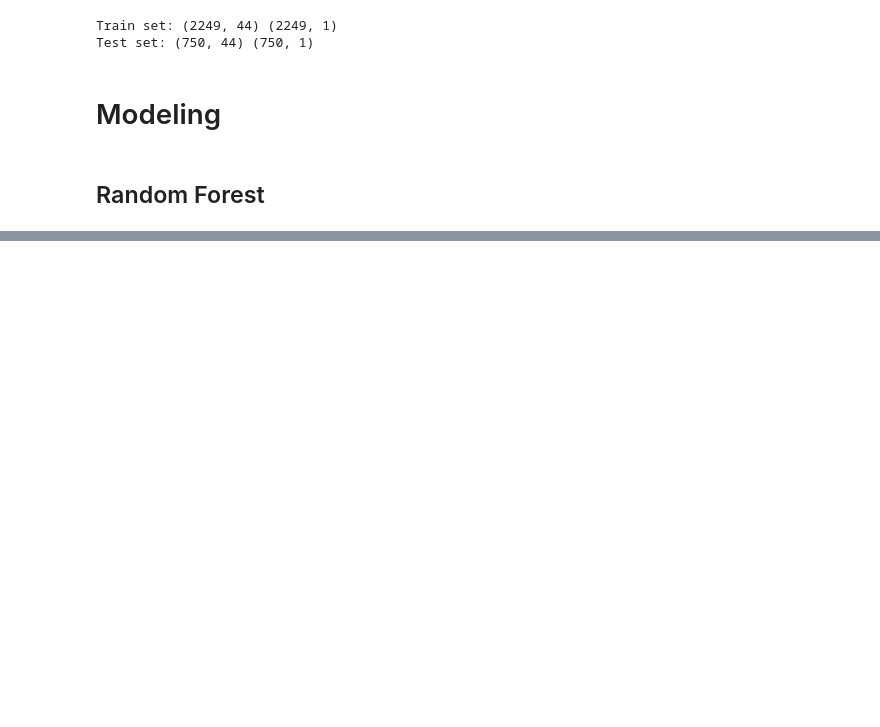
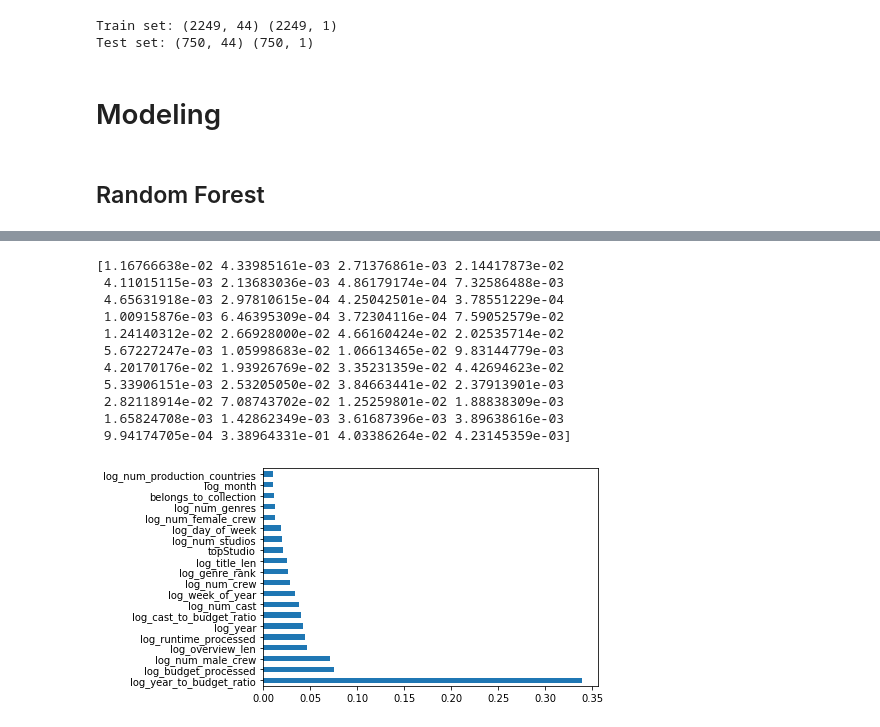
Before and after one commit to nickmitch21/TMDB-Box-Office-Prediction, a Jupyter notebook: Modeling/Modeling-Nick.ipynb, the cells around one changed output, grey strips where cells are left out. Drawn from its saved outputs; the diff is of its cells as text; code cells hidden in the pictures; blank space fills up the shorter version.

Commit message:
Modeling Practice!

```diff
--- a/Modeling/Modeling-Nick.ipynb
+++ b/Modeling/Modeling-Nick.ipynb
@@ -36,8 +99,20 @@ X_test = sc.transform(X_test)
 # %%
-# Make Random Forest model exploring n_estimators
-regressor = RandomForestRegressor(n_estimators=200, random_state=0)
-regressor.fit(X_train, y_train.values.ravel())
-y_pred = regressor.predict(X_test)
+# Create the parameter grid based on the results of random search
+param_grid = {
+    'bootstrap': [True],
+    'max_depth': [80, 90, 100, 110],
+    'max_features': [2, 3],
+    'min_samples_leaf': [3, 4, 5],
+    'min_samples_split': [8, 10, 12],
+    'n_estimators': [100, 200, 300, 1000]
+}
+
+# Instantiate the grid search model
+grid_search = GridSearchCV(estimator = rf, param_grid = param_grid,
+                          cv = 3, n_jobs = -1, verbose = 2)
+
+grid_search.fit(X_train, y_train.values.ravel())
+y_pred = grid_search.predict(X_test)
 
 # Mean error calculations
 print('Mean Absolute Error:', metrics.mean_absolute_error(y_test, y_pred))
@@ -60,0 +143,22 @@ Accuracy: 73.2 %
+# %%
+# Feature Importance
+model = RandomForestRegressor()
+model.fit(X_train, y_train.values.ravel())
+print(model.feature_importances_) #use inbuilt class feature_importances of tree based classifiers
+# Plot graph of feature importances for better visualization
+feat_importances = pd.Series(model.feature_importances_, index=X.columns)
+feat_importances.nlargest(20).plot(kind='barh')
+plt.show()
+# %% [output]
+[1.16766638e-02 4.33985161e-03 2.71376861e-03 2.14417873e-02
+ 4.11015115e-03 2.13683036e-03 4.86179174e-04 7.32586488e-03
+ 4.65631918e-03 2.97810615e-04 4.25042501e-04 3.78551229e-04
+ 1.00915876e-03 6.46395309e-04 3.72304116e-04 7.59052579e-02
+ 1.24140312e-02 2.66928000e-02 4.66160424e-02 2.02535714e-02
+ 5.67227247e-03 1.05998683e-02 1.06613465e-02 9.83144779e-03
+ 4.20170176e-02 1.93926769e-02 3.35231359e-02 4.42694623e-02
+ 5.33906151e-03 2.53205050e-02 3.84663441e-02 2.37913901e-03
+ 2.82118914e-02 7.08743702e-02 1.25259801e-02 1.88838309e-03
+ 1.65824708e-03 1.42862349e-03 3.61687396e-03 3.89638616e-03
+ 9.94174705e-04 3.38964331e-01 4.03386264e-02 4.23145359e-03]
+[figure, added]
```
Also changed, not shown: parts of 6 cells of this notebook.
